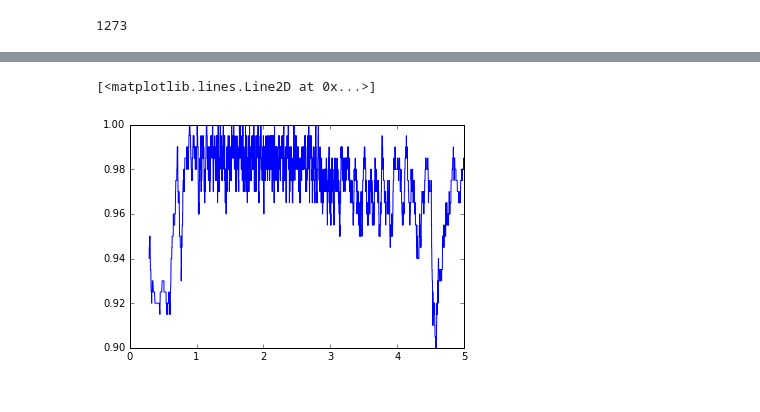
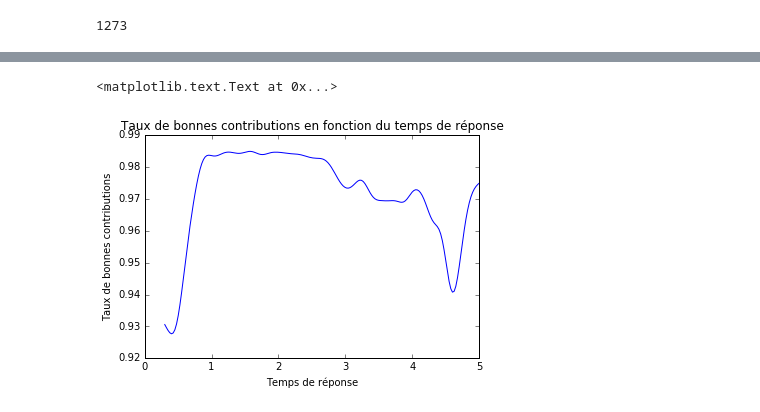
Before and after one commit to opensolarmap/solml, a Jupyter notebook: contrib_errors.ipynb, the cells around one changed output, grey strips where cells are left out. Drawn from its saved outputs; the diff is of its cells as text; code cells hidden in the pictures.

```diff
--- a/contrib_errors.ipynb
+++ b/contrib_errors.ipynb
@@ -167,8 +218,28 @@ renormalized_labels = renormalized_labels[renormalized_labels.response_time_seco
 renormalized_labels.sort_values(by='response_time_seconds', inplace=True)
 
 renormalized_labels.label = pd.rolling_mean(renormalized_labels.label, 200)
-
-plt.plot(renormalized_labels.set_index('response_time_seconds'))
+rate = renormalized_labels.set_index('response_time_seconds')
+rate.dropna(inplace=True)
-# %% [output]
-[<matplotlib.lines.Line2D at 0x...>]
-[figure, removed]
+# %%
+# gaussian smoothing
+sigma = 0.1
+event_times = np.array(rate.index)
+n_events = len(event_times)
+t = np.linspace(0, 5, 200)
+n_t = len(t)
+diff_t = event_times.reshape((1, n_events)) - t.reshape((n_t, 1))
+weight_matrix = np.exp(-np.power(diff_t, 2.)/(2*np.power(sigma, 2.)))
+weight_matrix /= weight_matrix.sum(1).reshape((n_t, 1))
+rate_smoothed = np.dot(weight_matrix, np.array(rate))
+# %%
+# drop values under min t
+min_t = min(event_times)
+rate_smoothed[t < min_t] = np.nan
+# %%
+plt.plot(t, rate_smoothed)
+plt.title('Taux de bonnes contributions en fonction du temps de réponse')
+plt.ylabel('Taux de bonnes contributions')
+plt.xlabel('Temps de réponse')
+# %% [output]
+<matplotlib.text.Text at 0x...>
+[figure, added]
```
Also changed, not shown: parts of 12 cells of this notebook.
